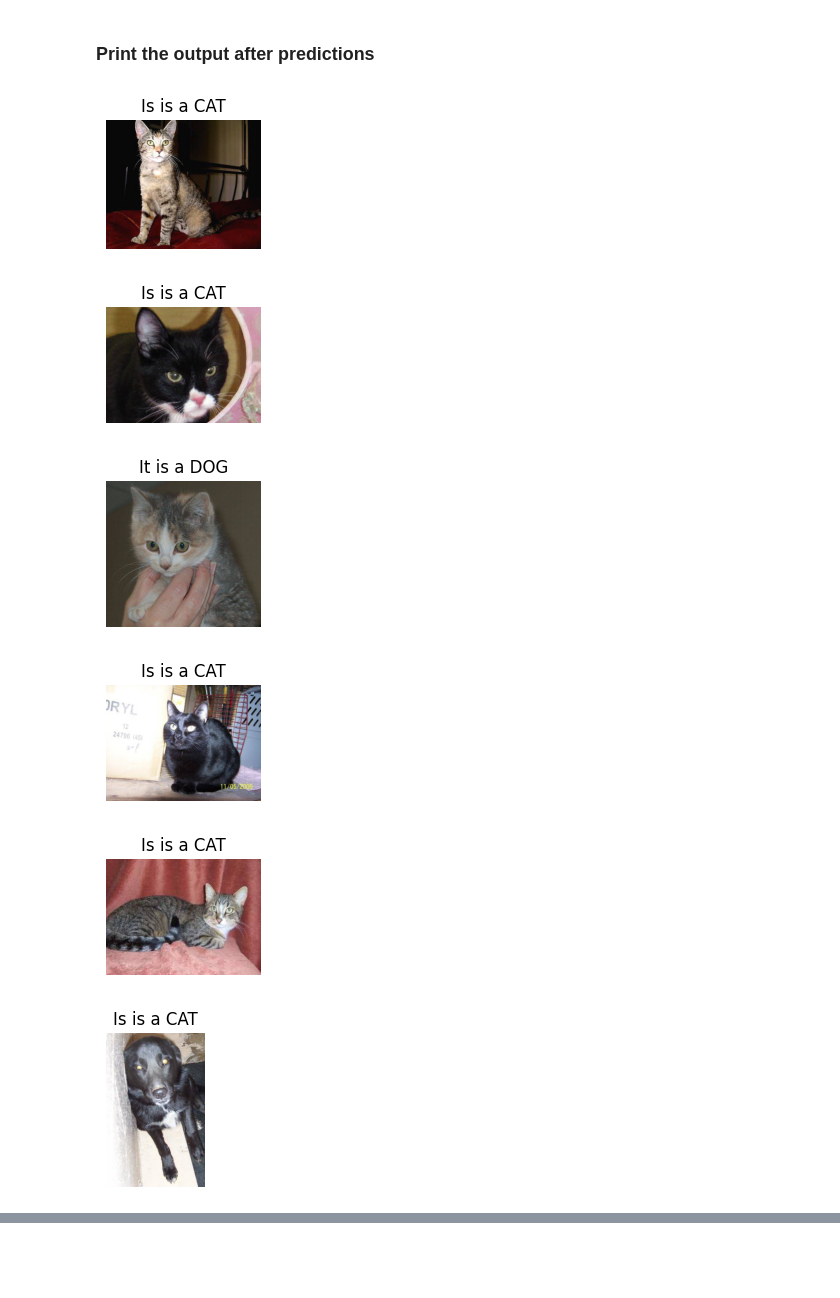
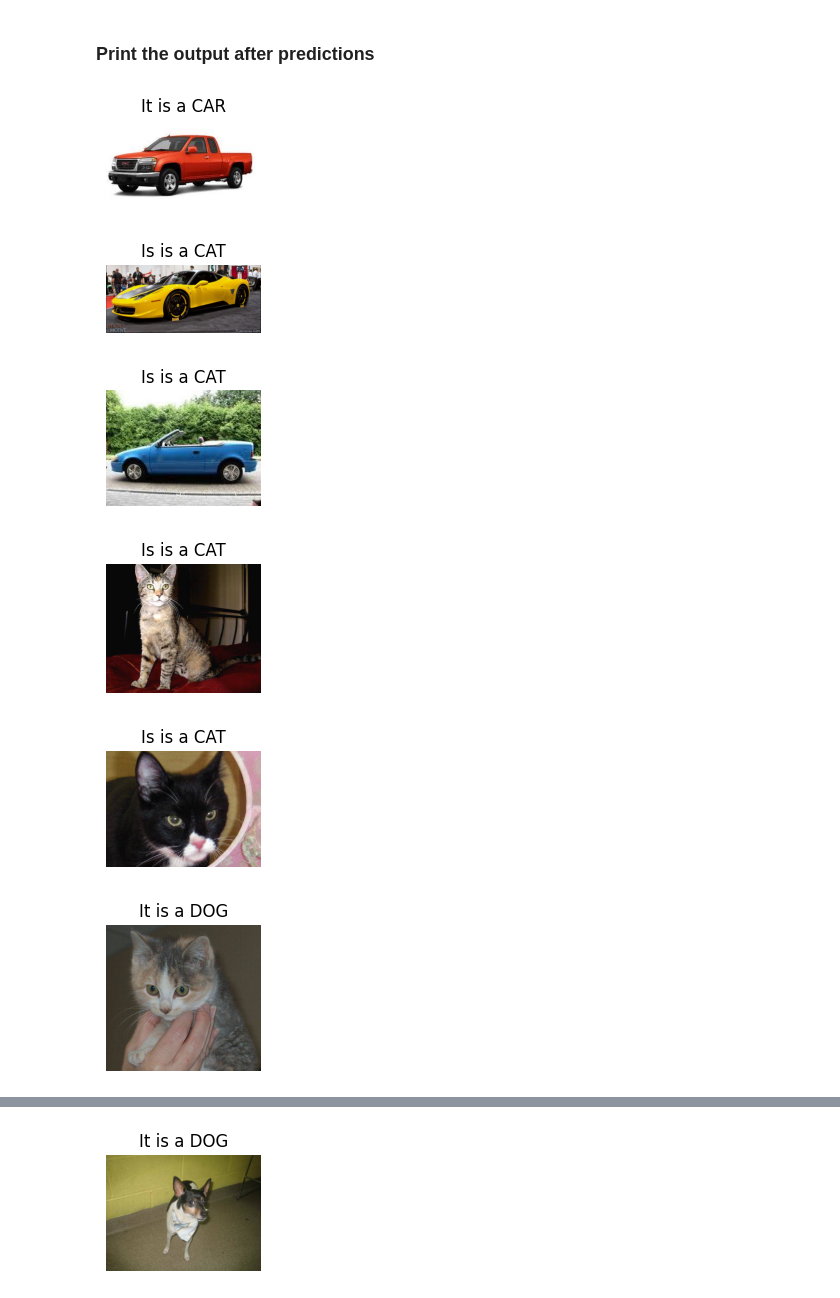
Before and after one commit to retreat896/AI, a Jupyter notebook: ClassificationImages/13_3_20_template_for_ML.ipynb, the cells around one changed output, grey strips where cells are left out. Cells and saved outputs as stored; diff of their text form; code cells hidden in the pictures; blank space fills up the shorter version.

```diff
--- a/ClassificationImages/13_3_20_template_for_ML.ipynb
+++ b/ClassificationImages/13_3_20_template_for_ML.ipynb
@@ -65,9 +40,12 @@ Note: you may need to restart the kernel to use updated packages.
 # DEFINE THE PATH FOR THE IMAGES, RESIZE IMAGES AND THE CATEGORIES
 #
 
-DATASET_PATH = "./catsdogs"
+DATASET_PATH = "./Dataset"
+CATS_PATH = os.path.join(DATASET_PATH, 'cats')
+DOGS_PATH = os.path.join(DATASET_PATH, 'dogs')
+CAR_PATH = os.path.join(DATASET_PATH, 'cars')
 IMAGE_SIZE = (64, 64)
-CATEGORIES = ['cat', 'dog']
+CATEGORIES = ['cats', 'dogs', 'cars']
 # %% [markdown]
 ### Load Data
 # %%
@@ -208,7 +203,7 @@ y_pred.shape
 
 Xnew = []
 
-DATASET_PATH_NEW = './catsdogs_Testing'
+DATASET_PATH_NEW = './catsdogscars_Testing'
 IMAGE_SIZE = (64, 64)  # Resize images
 CATEGORIES = ['cat', 'dog']
 
@@ -261,35 +256,37 @@ print(y_pred_new)
 # %%
 #
 # y_pred_new CONTAINS ONLY 0,s AND 1,s SUCH AS [0 0 0 1 1 1]
 #
 # IF 0 then it is predicted CAT
 # IF 1 then it is predicted DOG
 
 y_pred_new
 i = 0
 for filename in os.listdir(DATASET_PATH_NEW):
     file_path = os.path.join(folder_path, filename)
     image = cv2.imread(file_path)
     # OpenCV uses BGR as its default colour order for images, matplotlib uses RGB.
     image = cv2.cvtColor(image, cv2.COLOR_BGR2RGB)
 
     plt.figure(figsize=(2, 2))  # width, height in inches
     plt.imshow(image)
     if y_pred_new[i] == 0:
         plt.title('Is is a CAT')
+    elif y_pred_new[i] == 1:
+        plt.title('It is a DOG')
     else:
-        plt.title('It is a DOG')
+        plt.title('It is a CAR')
     i=i+1
     plt.axis('off')  # optional: hides axis ticks
     plt.show()
 
 #
 # We read the images only for demonstration
 #
 # %% [output]
-[figure, old version]
+[figure, new version]
-[figure, old version]
+[figure, new version]
-[figure, old version]
+[figure, new version]
-[figure, old version]
+[figure, new version]
-[figure, old version]
+[figure, new version]
-[figure, old version]
+[figure, new version]
@@ -299,0 +297 @@ for filename in os.listdir(DATASET_PATH_NEW):
+[figure, added]
```
Also changed, not shown: parts of 16 cells of this notebook, 1 other file.
